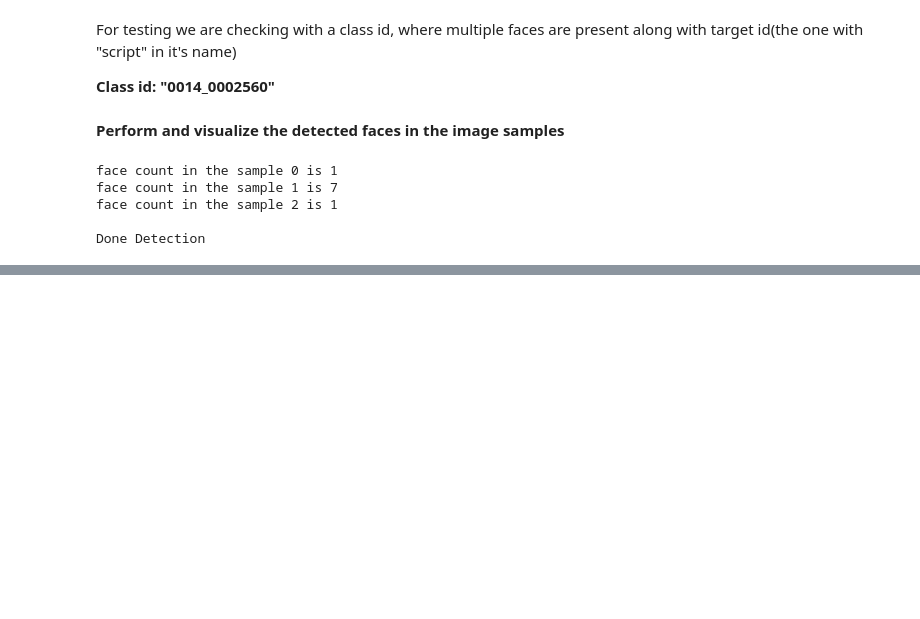
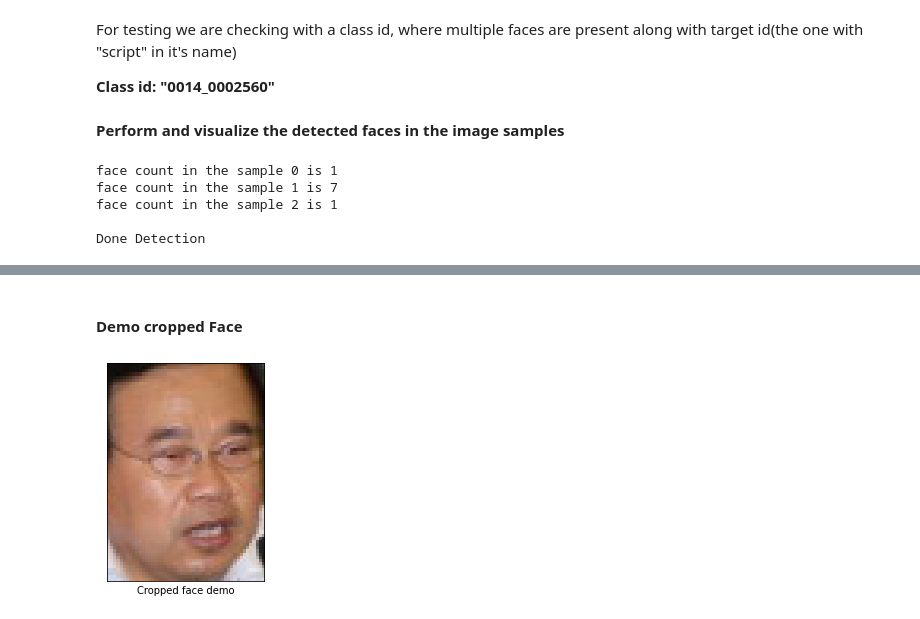
Before and after one commit to sayan0506/Deep-Learning-CV-Hackathon, a Jupyter notebook: Face_Verification_Based_Attendance_System_using_Arcface_Transfer_Learning_v2.ipynb, the cells around one changed output, grey strips where cells are left out. Saved outputs shown, nothing was run; the diff lists cells and outputs as text; code cells hidden in the pictures; blank space fills up the shorter version.

```diff
--- a/Face_Verification_Based_Attendance_System_using_Arcface_Transfer_Learning_v2.ipynb
+++ b/Face_Verification_Based_Attendance_System_using_Arcface_Transfer_Learning_v2.ipynb
@@ -207,0 +208,19 @@ plt.show()
+# %% [markdown]
+#### **Demo cropped Face**
+# %%
+# sample image open
+img = Image.open(os.path.join(class_path, os.listdir(class_path)[2]))
+
+# detect faces
+boxes, _ = mtcnn.detect(img)
+
+cropped_face = img.crop(boxes[0].tolist())
+
+plt.imshow(cropped_face)
+plt.xlabel('Cropped face demo')
+plt.xticks([])
+plt.yticks([])
+
+plt.show()
+# %% [output]
+[figure, added]
```
Also changed, not shown: parts of 2 cells of this notebook.
